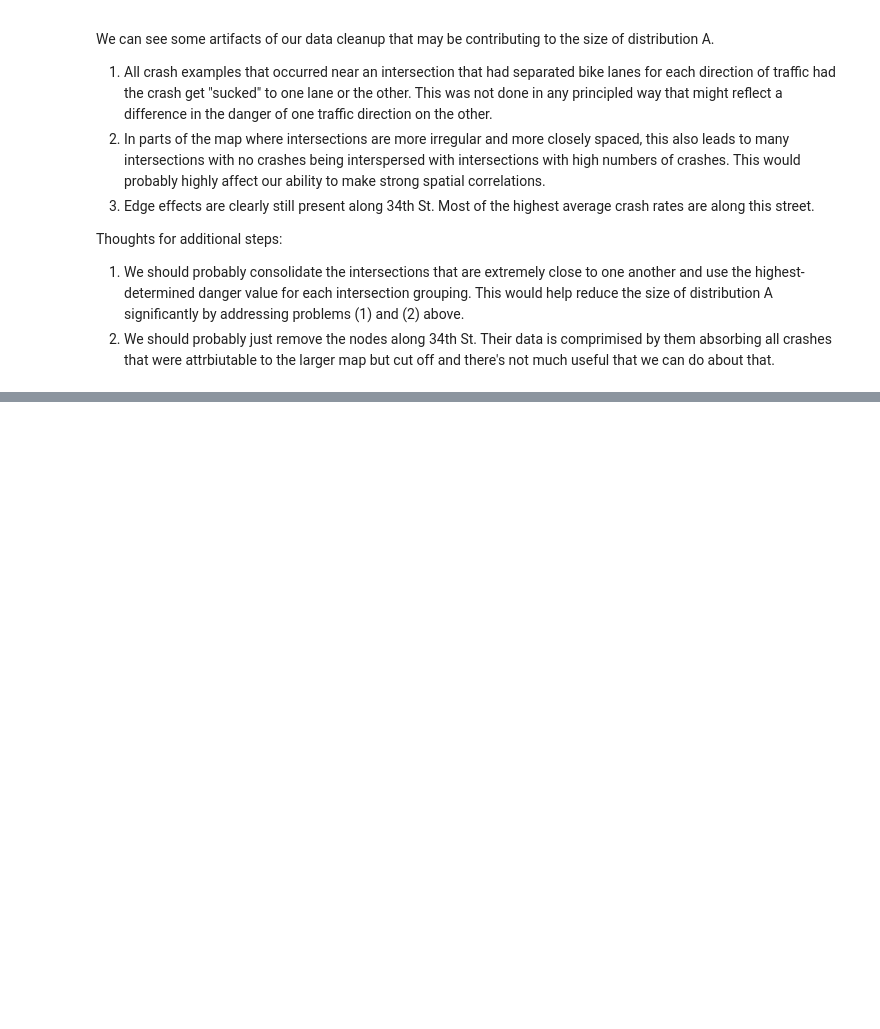
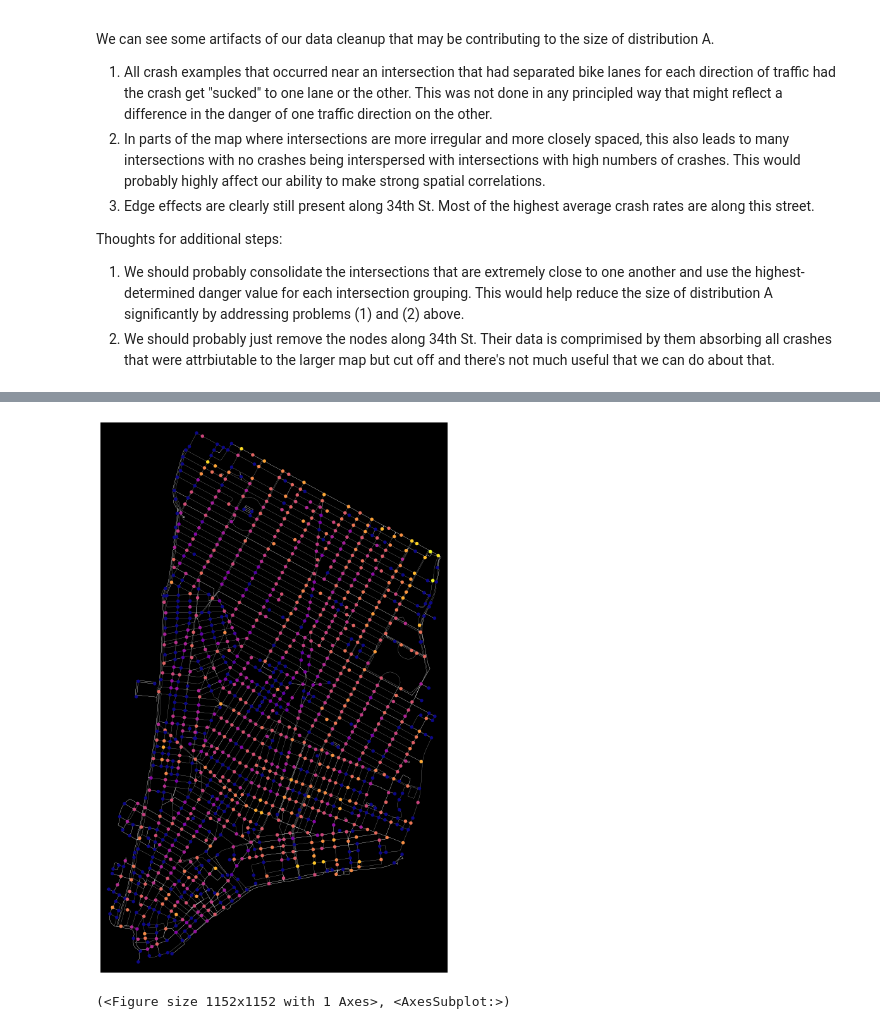
Before and after one commit to clyman23/spoke, a Jupyter notebook: notebooks/maxdumas/danger-metric-exploration.ipynb, the cells around one changed output, grey strips where cells are left out. Cells and saved outputs as stored; diff of their text form; code cells hidden in the pictures; blank space fills up the shorter version.

```diff
--- a/notebooks/maxdumas/danger-metric-exploration.ipynb
+++ b/notebooks/maxdumas/danger-metric-exploration.ipynb
@@ -168,0 +218,19 @@ Thoughts for additional steps:
+# %%
+# Now we set the node attributes to be this crash count
+nx.set_node_attributes(Gp, dict(consolidated_danger_df.DANGER), "danger")
+# Now we map these to colors
+nc = ox.plot.get_node_colors_by_attr(Gp, "danger", cmap="plasma")
+# Now we plot the graph with the colors
+ox.plot_graph(
+    Gp,
+    figsize=(16, 16),
+    node_color=nc,
+    node_size=30,
+    node_zorder=2,
+    edge_linewidth=0.2,
+    edge_color="w",
+    bgcolor="k",
+)
+# %% [output]
+[figure, added]
+(<Figure size 1152x1152 with 1 Axes>, <AxesSubplot:>)
```
Also changed, not shown: parts of 12 cells of this notebook, 1 other file.
